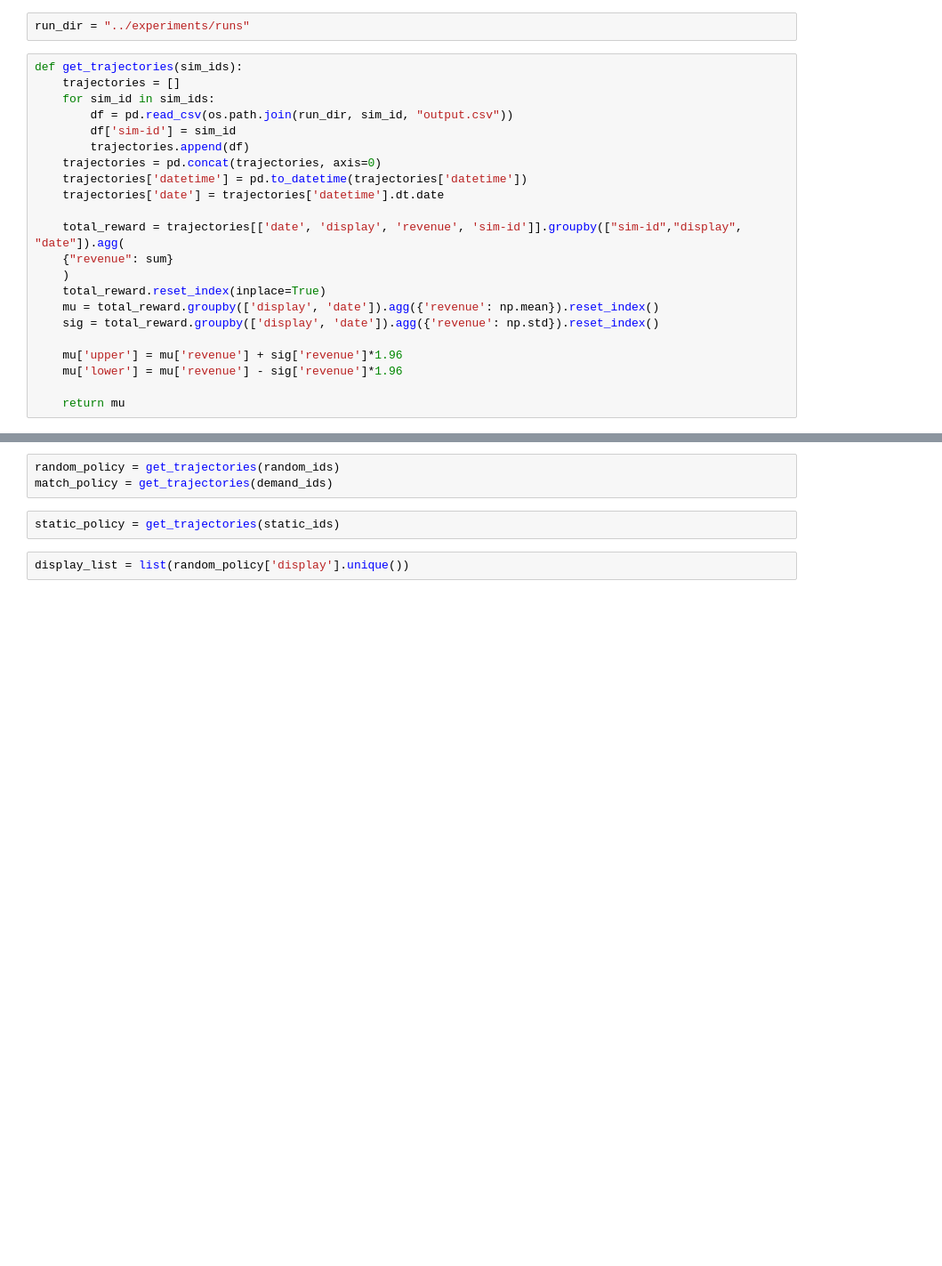
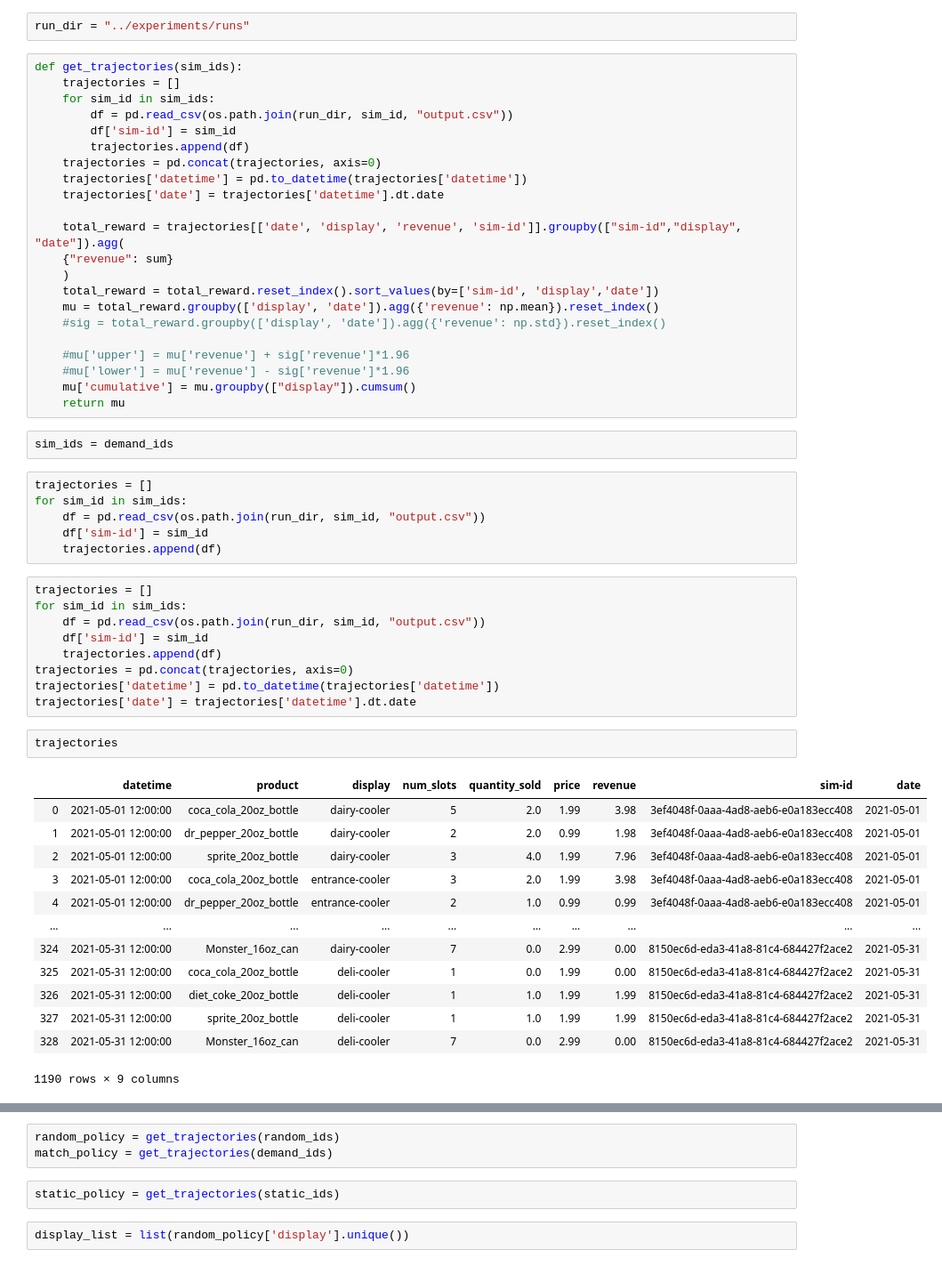
Before and after one commit to porterjenkins/demand-simulation, a Jupyter notebook: eda/comparisons.ipynb, the cells around one changed output, grey strips where cells are left out. Shown: that part at 89% size. Saved outputs shown, nothing was run; the diff lists cells and outputs as text; blank space fills up the shorter version.

```diff
--- a/eda/comparisons.ipynb
+++ b/eda/comparisons.ipynb
@@ -26,11 +26,44 @@ def get_trajectories(sim_ids):
     total_reward = trajectories[['date', 'display', 'revenue', 'sim-id']].groupby(["sim-id","display", "date"]).agg(
     {"revenue": sum}
     )
-    total_reward.reset_index(inplace=True)
+    total_reward = total_reward.reset_index().sort_values(by=['sim-id', 'display','date'])
     mu = total_reward.groupby(['display', 'date']).agg({'revenue': np.mean}).reset_index()
-    sig = total_reward.groupby(['display', 'date']).agg({'revenue': np.std}).reset_index()
+    #sig = total_reward.groupby(['display', 'date']).agg({'revenue': np.std}).reset_index()
 
-    mu['upper'] = mu['revenue'] + sig['revenue']*1.96
-    mu['lower'] = mu['revenue'] - sig['revenue']*1.96
-
+    #mu['upper'] = mu['revenue'] + sig['revenue']*1.96
+    #mu['lower'] = mu['revenue'] - sig['revenue']*1.96
+    mu['cumulative'] = mu.groupby(["display"]).cumsum()
     return mu
+# %%
+sim_ids = demand_ids
+# %%
+trajectories = []
+for sim_id in sim_ids:
+    df = pd.read_csv(os.path.join(run_dir, sim_id, "output.csv"))
+    df['sim-id'] = sim_id
+    trajectories.append(df)
+# %%
+trajectories = []
+for sim_id in sim_ids:
+    df = pd.read_csv(os.path.join(run_dir, sim_id, "output.csv"))
+    df['sim-id'] = sim_id
+    trajectories.append(df)
+trajectories = pd.concat(trajectories, axis=0)
+trajectories['datetime'] = pd.to_datetime(trajectories['datetime'])
+trajectories['date'] = trajectories['datetime'].dt.date
+# %%
+trajectories
+# %% [output]
+|  | datetime | product | display | num_slots | quantity_sold | price | revenue | sim-id | date |
+| 0 | 2021-05-01 12:00:00 | coca_cola_20oz_bottle | dairy-cooler | 5 | 2.0 | 1.99 | 3.98 | 3ef4048f-0aaa-4ad8-aeb6-e0a183ecc408 | 2021-05-01 |
+| 1 | 2021-05-01 12:00:00 | dr_pepper_20oz_bottle | dairy-cooler | 2 | 2.0 | 0.99 | 1.98 | 3ef4048f-0aaa-4ad8-aeb6-e0a183ecc408 | 2021-05-01 |
+| 2 | 2021-05-01 12:00:00 | sprite_20oz_bottle | dairy-cooler | 3 | 4.0 | 1.99 | 7.96 | 3ef4048f-0aaa-4ad8-aeb6-e0a183ecc408 | 2021-05-01 |
+| 3 | 2021-05-01 12:00:00 | coca_cola_20oz_bottle | entrance-cooler | 3 | 2.0 | 1.99 | 3.98 | 3ef4048f-0aaa-4ad8-aeb6-e0a183ecc408 | 2021-05-01 |
+| 4 | 2021-05-01 12:00:00 | dr_pepper_20oz_bottle | entrance-cooler | 2 | 1.0 | 0.99 | 0.99 | 3ef4048f-0aaa-4ad8-aeb6-e0a183ecc408 | 2021-05-01 |
+| ... | ... | ... | ... | ... | ... | ... | ... | ... | ... |
+| 324 | 2021-05-31 12:00:00 | Monster_16oz_can | dairy-cooler | 7 | 0.0 | 2.99 | 0.00 | 8150ec6d-eda3-41a8-81c4-684427f2ace2 | 2021-05-31 |
+| 325 | 2021-05-31 12:00:00 | coca_cola_20oz_bottle | deli-cooler | 1 | 0.0 | 1.99 | 0.00 | 8150ec6d-eda3-41a8-81c4-684427f2ace2 | 2021-05-31 |
+| 326 | 2021-05-31 12:00:00 | diet_coke_20oz_bottle | deli-cooler | 1 | 1.0 | 1.99 | 1.99 | 8150ec6d-eda3-41a8-81c4-684427f2ace2 | 2021-05-31 |
+| 327 | 2021-05-31 12:00:00 | sprite_20oz_bottle | deli-cooler | 1 | 1.0 | 1.99 | 1.99 | 8150ec6d-eda3-41a8-81c4-684427f2ace2 | 2021-05-31 |
+| 328 | 2021-05-31 12:00:00 | Monster_16oz_can | deli-cooler | 7 | 0.0 | 2.99 | 0.00 | 8150ec6d-eda3-41a8-81c4-684427f2ace2 | 2021-05-31 |
+1190 rows × 9 columns
```
Also changed, not shown: parts of 13 cells of this notebook, 1 other file.
